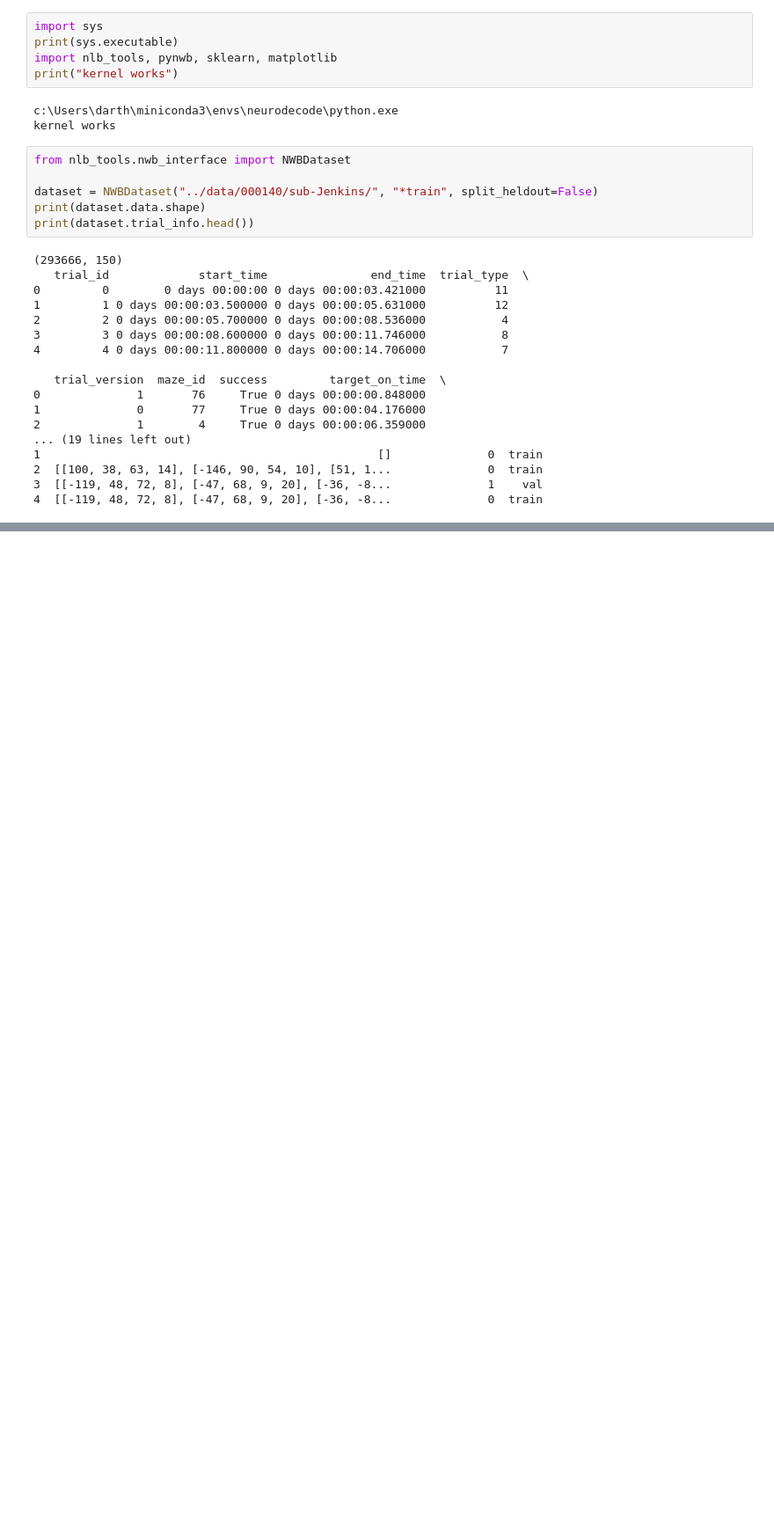
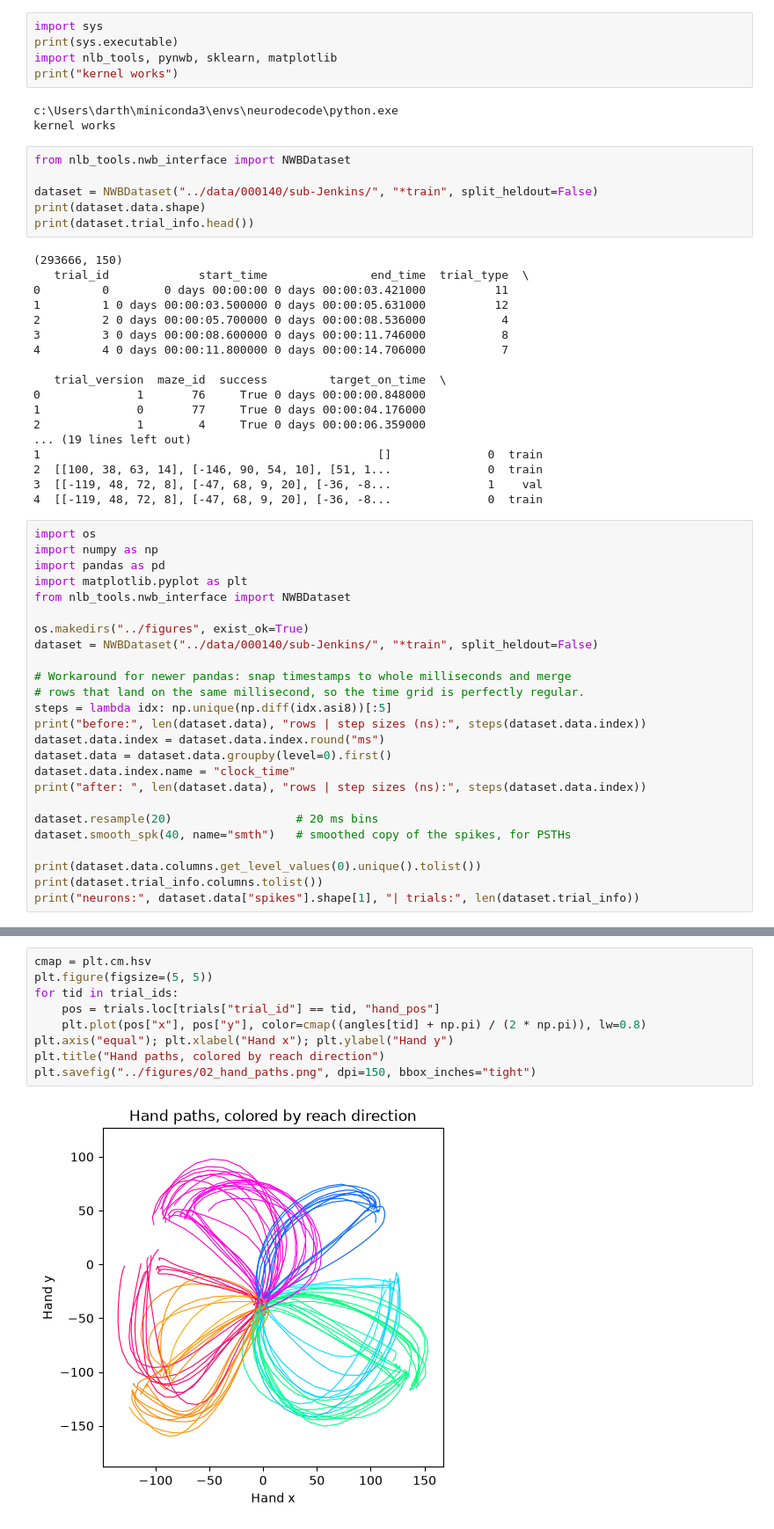
Before and after one commit to jamesdelinois/motor-cortex-neural-decoding, a Jupyter notebook: notebooks/01_explore.ipynb, the cells around one changed output, grey strips where cells are left out. Shown at 88% size. Cells and saved outputs as stored; diff of their text form; blank space fills up the shorter version.

```diff
--- a/notebooks/01_explore.ipynb
+++ b/notebooks/01_explore.ipynb
@@ -30,3 +30,28 @@ print(dataset.trial_info.head())
 2  [[100, 38, 63, 14], [-146, 90, 54, 10], [51, 1...              0  train
 3  [[-119, 48, 72, 8], [-47, 68, 9, 20], [-36, -8...              1    val
 4  [[-119, 48, 72, 8], [-47, 68, 9, 20], [-36, -8...              0  train
+# %%
+import os
+import numpy as np
+import pandas as pd
+import matplotlib.pyplot as plt
+from nlb_tools.nwb_interface import NWBDataset
+
+os.makedirs("../figures", exist_ok=True)
+dataset = NWBDataset("../data/000140/sub-Jenkins/", "*train", split_heldout=False)
+
+# Workaround for newer pandas: snap timestamps to whole milliseconds and merge
+# rows that land on the same millisecond, so the time grid is perfectly regular.
+steps = lambda idx: np.unique(np.diff(idx.asi8))[:5]
+print("before:", len(dataset.data), "rows | step sizes (ns):", steps(dataset.data.index))
+dataset.data.index = dataset.data.index.round("ms")
+dataset.data = dataset.data.groupby(level=0).first()
+dataset.data.index.name = "clock_time"
+print("after: ", len(dataset.data), "rows | step sizes (ns):", steps(dataset.data.index))
+
+dataset.resample(20)                  # 20 ms bins
+dataset.smooth_spk(40, name="smth")   # smoothed copy of the spikes, for PSTHs
+
+print(dataset.data.columns.get_level_values(0).unique().tolist())
+print(dataset.trial_info.columns.tolist())
+print("neurons:", dataset.data["spikes"].shape[1], "| trials:", len(dataset.trial_info))
@@ -32,0 +89,11 @@ print(dataset.trial_info.head())
+# %%
+cmap = plt.cm.hsv
+plt.figure(figsize=(5, 5))
+for tid in trial_ids:
+    pos = trials.loc[trials["trial_id"] == tid, "hand_pos"]
+    plt.plot(pos["x"], pos["y"], color=cmap((angles[tid] + np.pi) / (2 * np.pi)), lw=0.8)
+plt.axis("equal"); plt.xlabel("Hand x"); plt.ylabel("Hand y")
+plt.title("Hand paths, colored by reach direction")
+plt.savefig("../figures/02_hand_paths.png", dpi=150, bbox_inches="tight")
+# %% [output]
+[figure, added]
```
Also changed, not shown: parts of 5 cells of this notebook, 4 other files.
